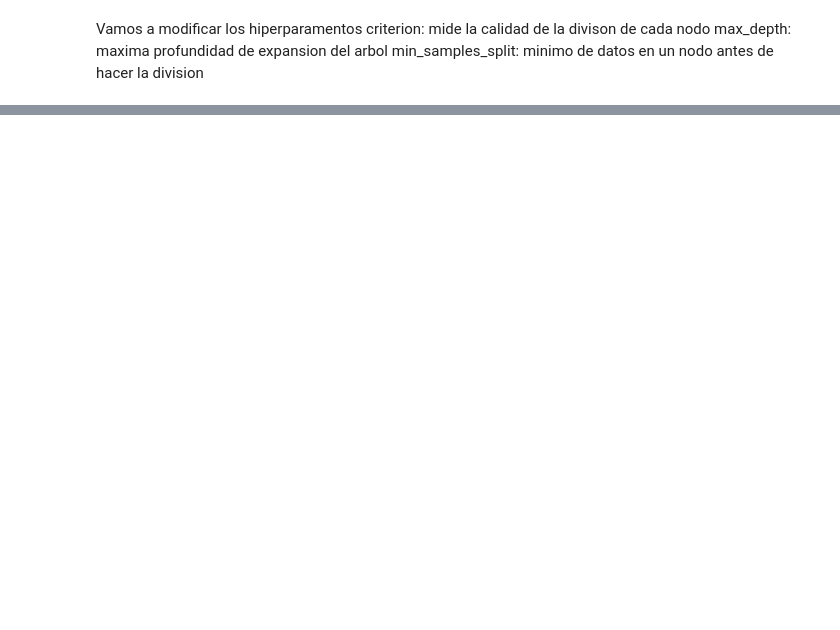
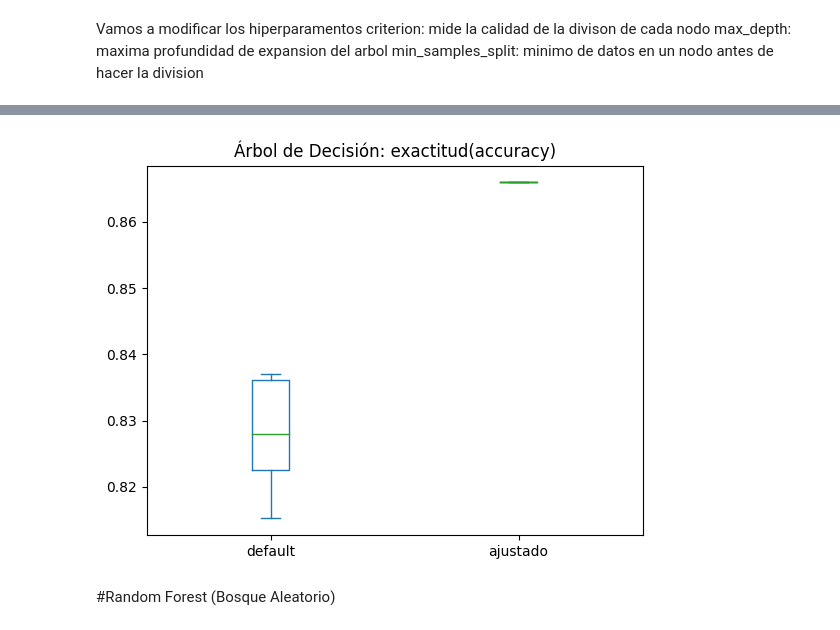
Before and after one commit to Eliseo313/libretas, a Jupyter notebook: problemaCrediticio.ipynb, the cells around one changed output, grey strips where cells are left out. Saved outputs shown, nothing was run; the diff lists cells and outputs as text; code cells hidden in the pictures; blank space fills up the shorter version.

```diff
--- a/problemaCrediticio.ipynb
+++ b/problemaCrediticio.ipynb
@@ -93,0 +162,3 @@ dtc.score(X_test,y_test)
+# %%
+ddff = pd.DataFrame(list(zip(accAD,accAD2)),columns=["default","ajustado"])
+ddff
@@ -93,0 +177,8 @@ dtc.score(X_test,y_test)
+# %%
+ddff.plot(kind='box')
+plt.title('Árbol de Decisión: exactitud(accuracy)')
+plt.show()
+# %% [output]
+[figure, added]
+# %% [markdown]
+#Random Forest (Bosque Aleatorio)
```
Also changed, not shown: parts of 7 cells of this notebook.
